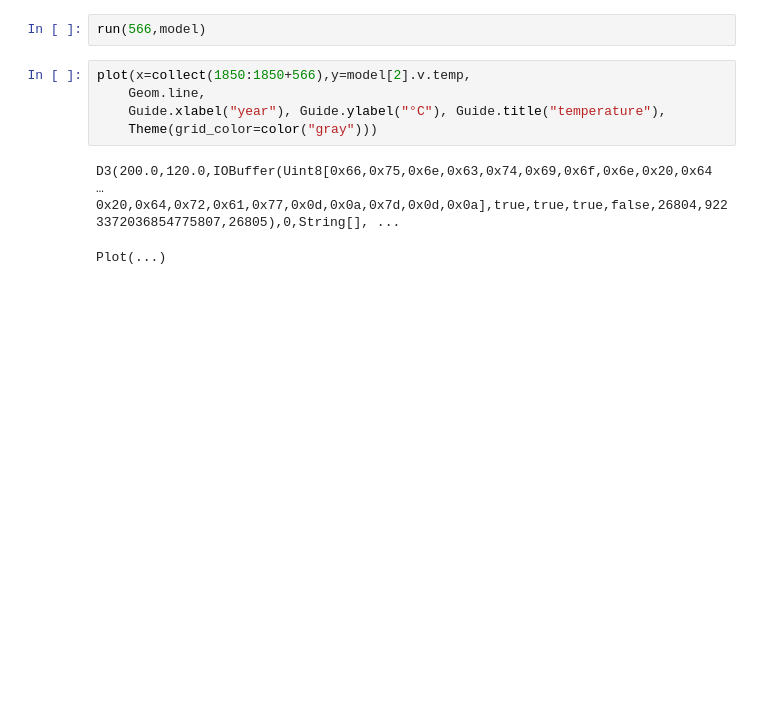
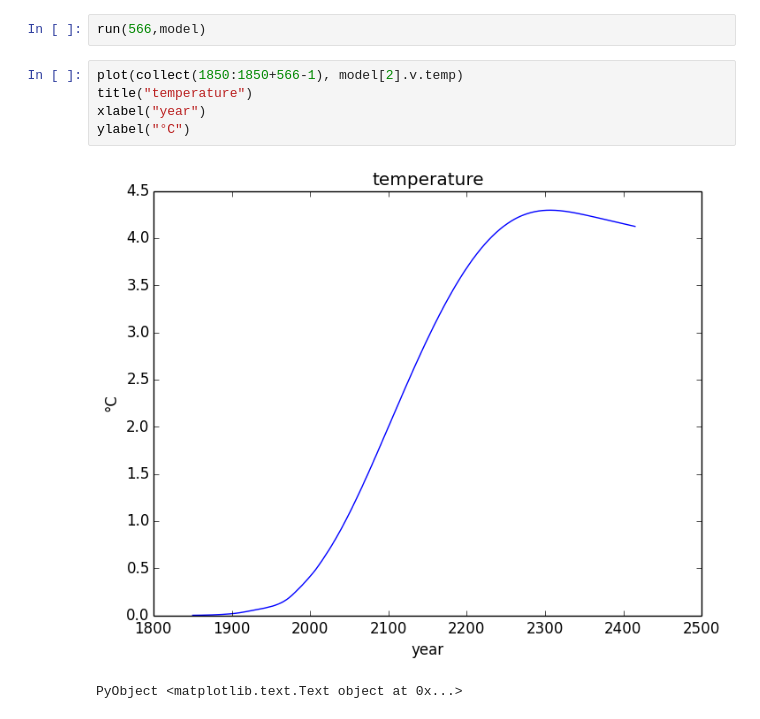
Before and after one commit to anthofflab/MimiSNEASY.jl, a Jupyter notebook: sneasy_demo.ipynb, the cells around one changed output. Saved outputs shown, nothing was run; the diff lists cells and outputs as text; blank space fills up the shorter version.

Commit message:
Switch to PyPlot

```diff
--- a/sneasy_demo.ipynb
+++ b/sneasy_demo.ipynb
@@ -17,11 +16,11 @@ model = getsneasy()
 # %%
 run(566,model)
 # %%
-plot(x=collect(1850:1850+566),y=model[2].v.temp,
-    Geom.line,
-    Guide.xlabel("year"), Guide.ylabel("°C"), Guide.title("temperature"),
-    Theme(grid_color=color("gray")))
+plot(collect(1850:1850+566-1), model[2].v.temp)
+title("temperature")
+xlabel("year")
+ylabel("°C")
 # %% [output]
+[figure, added]
-D3(200.0,120.0,IOBuffer(Uint8[0x66,0x75,0x6e,0x63,0x74,0x69,0x6f,0x6e,0x20,0x64  …  0x20,0x64,0x72,0x61,0x77,0x0d,0x0a,0x7d,0x0d,0x0a],true,true,true,false,26804,9223372036854775807,26805),0,String[], ...
+PyObject <matplotlib.text.Text object at 0x...>
-Plot(...)
 # %%
```
Also changed, not shown: parts of 4 cells of this notebook.
